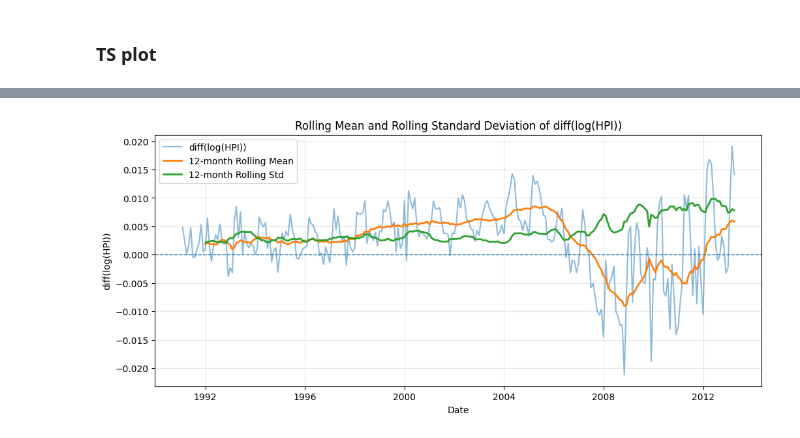
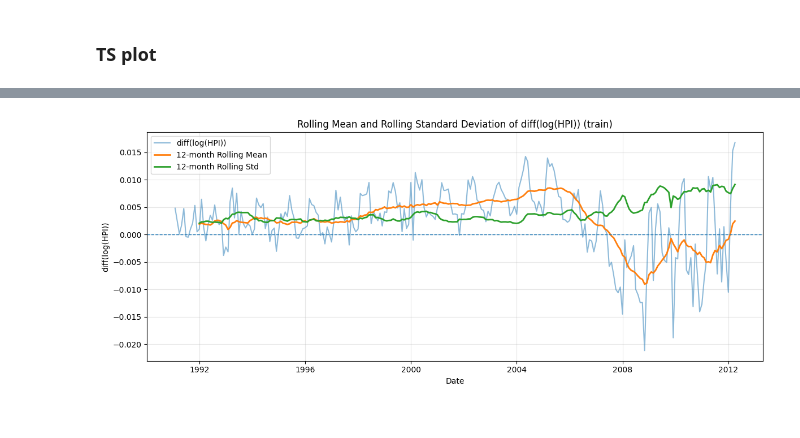
Before and after one commit to ricki0313/2026-time-series_US-housing-price-index-forecasting, a Jupyter notebook: 04_trans_diff.ipynb, the cells around one changed output, grey strips where cells are left out. Cells and saved outputs as stored; diff of their text form; code cells hidden in the pictures.

```diff
--- a/04_trans_diff.ipynb
+++ b/04_trans_diff.ipynb
@@ -29,3 +19,19 @@ df_diff.head(3)
+# %%
+# transformation
+df["log_hpi"] = np.log(df["hpi"])
+df["diff_log_hpi"] = df["log_hpi"].diff()
+
+# split
+train = df.loc[: "2012-04"].copy()
+test = df.loc["2012-05" :].copy()
+
+# log-diff series
+diff_log_train = train[["hpi", "log_hpi", "diff_log_hpi"]].dropna()
+diff_log_test = test[["hpi", "log_hpi", "diff_log_hpi"]].copy()
+
+# save
+train.to_csv("data/processed/monthly_housing_train.csv")
+test.to_csv("data/processed/monthly_housing_test.csv")
 # %% [markdown]
 ### TS plot
 # %%
@@ -43,26 +57,55 @@ plt.show()
 # %%
-df_diff["rolling_mean_12"] = df_diff["diff_log_hpi"].rolling(window=12).mean()
-df_diff["rolling_std_12"] = df_diff["diff_log_hpi"].rolling(window=12).std()
+import matplotlib.dates as mdates
+
+diff_log_train["rolling_mean_12"] = (
+    diff_log_train["diff_log_hpi"]
+    .rolling(window=12)
+    .mean()
+)
+
+diff_log_train["rolling_std_12"] = (
+    diff_log_train["diff_log_hpi"]
+    .rolling(window=12)
+    .std()
+)
 
 plt.figure(figsize=(12, 5))
 
-plt.plot(df_diff["date"], df_diff["diff_log_hpi"],
-         label="diff(log(HPI))", alpha=0.5)
+plt.plot(
+    diff_log_train.index,
+    diff_log_train["diff_log_hpi"],
+    label="diff(log(HPI))",
+    alpha=0.5
+)
 
-plt.plot(df_diff["date"], df_diff["rolling_mean_12"],
-         label="12-month Rolling Mean", linewidth=2)
+plt.plot(
+    diff_log_train.index,
+    diff_log_train["rolling_mean_12"],
+    label="12-month Rolling Mean",
+    linewidth=2
+)
 
-plt.plot(df_diff["date"], df_diff["rolling_std_12"],
-         label="12-month Rolling Std", linewidth=2)
+plt.plot(
+    diff_log_train.index,
+    diff_log_train["rolling_std_12"],
+    label="12-month Rolling Std",
+    linewidth=2
+)
 
 plt.axhline(0, linestyle="--", linewidth=1)
 
-plt.title("Rolling Mean and Rolling Standard Deviation of diff(log(HPI))")
+plt.title("Rolling Mean and Rolling Standard Deviation of diff(log(HPI)) (train)")
 plt.xlabel("Date")
 plt.ylabel("diff(log(HPI))")
 plt.legend()
 plt.grid(True, alpha=0.3)
+
+ax = plt.gca()
+ax.xaxis.set_major_locator(mdates.YearLocator(4))
+ax.xaxis.set_major_formatter(mdates.DateFormatter("%Y"))
+
+plt.tight_layout()
 plt.show()
 # %% [output]
-[figure, old version]
+[figure, new version]
 # %%
```
Also changed, not shown: parts of 5 cells of this notebook, 15 other files.
